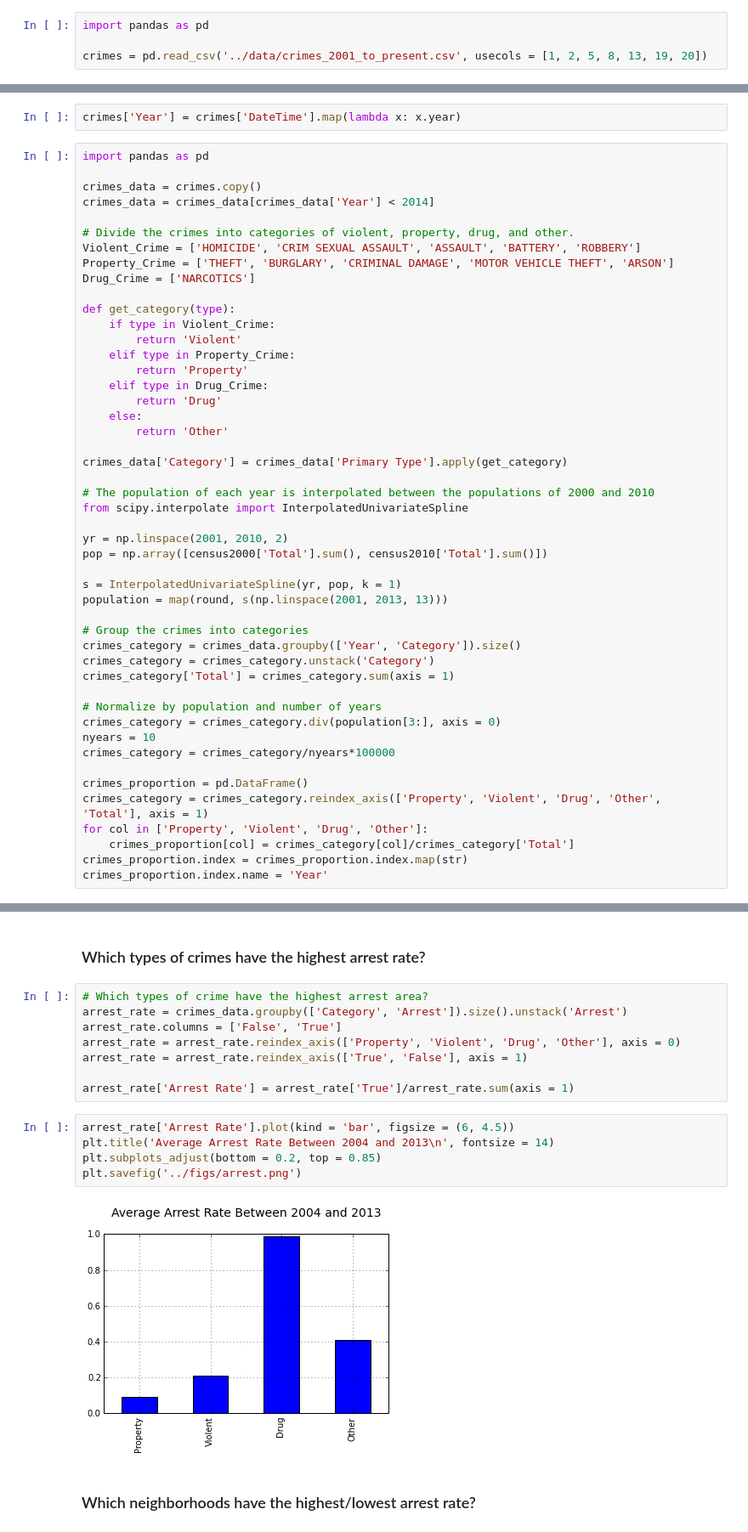
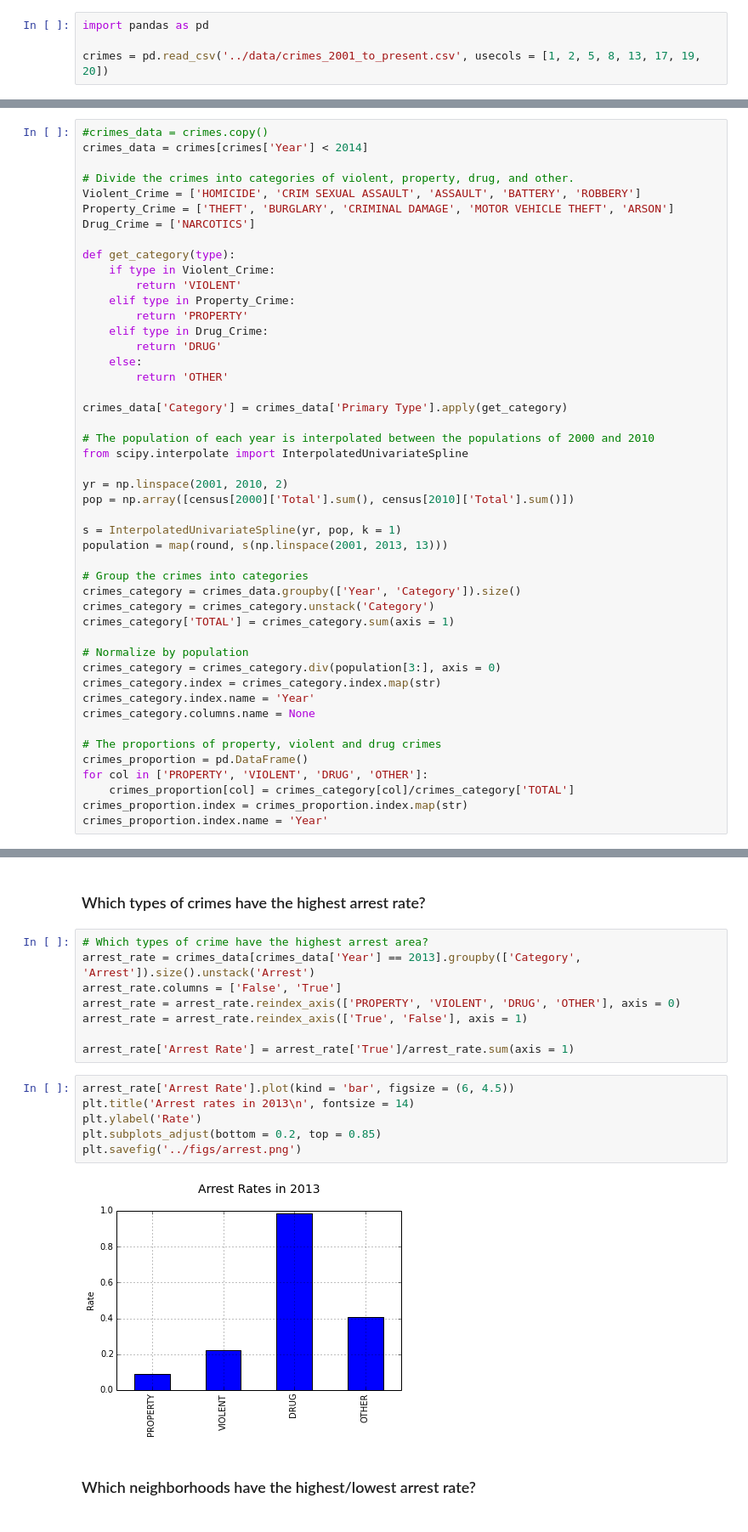
Before and after one commit to tianhuil/projects201409, a Jupyter notebook: jee/src/chicago_crime_src.ipynb, the cells around one changed output, grey strips where cells are left out. Shown: that part at 85% size. Cells and saved outputs as stored; diff of their text form.

```diff
--- a/jee/src/chicago_crime_src.ipynb
+++ b/jee/src/chicago_crime_src.ipynb
@@ -13,7 +13,7 @@ pd.set_option('max_rows', 200)
 # %%
 import pandas as pd
 
-crimes = pd.read_csv('../data/crimes_2001_to_present.csv', usecols = [1, 2, 5, 8, 13, 19, 20])
+crimes = pd.read_csv('../data/crimes_2001_to_present.csv', usecols = [1, 2, 5, 8, 13, 17, 19, 20])
 # %%
 # Parse the date field
 crimes['DateTime'] = crimes['Date'].map(pd.to_datetime)
@@ -341,10 +300,6 @@ In Part II, the following categories are tracked: simple assault, curfew offense
-# %%
-crimes['Year'] = crimes['DateTime'].map(lambda x: x.year)
 # %%
-import pandas as pd
-
-crimes_data = crimes.copy()
-crimes_data = crimes_data[crimes_data['Year'] < 2014]
+#crimes_data = crimes.copy()
+crimes_data = crimes[crimes['Year'] < 2014]
 
 # Divide the crimes into categories of violent, property, drug, and other.
 Violent_Crime = ['HOMICIDE', 'CRIM SEXUAL ASSAULT', 'ASSAULT', 'BATTERY', 'ROBBERY']
@@ -353,13 +308,13 @@ Drug_Crime = ['NARCOTICS']
 
 def get_category(type):
     if type in Violent_Crime:
-        return 'Violent'
+        return 'VIOLENT'
     elif type in Property_Crime:
-        return 'Property'
+        return 'PROPERTY'
     elif type in Drug_Crime:
-        return 'Drug'
+        return 'DRUG'
     else:
-        return 'Other'
+        return 'OTHER'
 
 crimes_data['Category'] = crimes_data['Primary Type'].apply(get_category)
 
@@ -367,7 +322,7 @@ crimes_data['Category'] = crimes_data['Primary Type'].apply(get_category)
 from scipy.interpolate import InterpolatedUnivariateSpline
 
 yr = np.linspace(2001, 2010, 2)
-pop = np.array([census2000['Total'].sum(), census2010['Total'].sum()])
+pop = np.array([census[2000]['Total'].sum(), census[2010]['Total'].sum()])
 
 s = InterpolatedUnivariateSpline(yr, pop, k = 1)
 population = map(round, s(np.linspace(2001, 2013, 13)))
@@ -375,16 +330,17 @@ population = map(round, s(np.linspace(2001, 2013, 13)))
 # Group the crimes into categories
 crimes_category = crimes_data.groupby(['Year', 'Category']).size()
 crimes_category = crimes_category.unstack('Category')
-crimes_category['Total'] = crimes_category.sum(axis = 1)
+crimes_category['TOTAL'] = crimes_category.sum(axis = 1)
 
-# Normalize by population and number of years
+# Normalize by population
 crimes_category = crimes_category.div(population[3:], axis = 0)
-nyears = 10
-crimes_category = crimes_category/nyears*100000
+crimes_category.index = crimes_category.index.map(str)
+crimes_category.index.name = 'Year'
+crimes_category.columns.name = None
 
+# The proportions of property, violent and drug crimes
 crimes_proportion = pd.DataFrame()
-crimes_category = crimes_category.reindex_axis(['Property', 'Violent', 'Drug', 'Other', 'Total'], axis = 1)
-for col in ['Property', 'Violent', 'Drug', 'Other']:
-    crimes_proportion[col] = crimes_category[col]/crimes_category['Total']
+for col in ['PROPERTY', 'VIOLENT', 'DRUG', 'OTHER']:
+    crimes_proportion[col] = crimes_category[col]/crimes_category['TOTAL']
 crimes_proportion.index = crimes_proportion.index.map(str)
 crimes_proportion.index.name = 'Year'
@@ -578,19 +524,20 @@ The proportion of property crimes increases as the income goes up, while the pro
 ### Which types of crimes have the highest arrest rate?
 # %%
 # Which types of crime have the highest arrest area?
-arrest_rate = crimes_data.groupby(['Category', 'Arrest']).size().unstack('Arrest')
+arrest_rate = crimes_data[crimes_data['Year'] == 2013].groupby(['Category', 'Arrest']).size().unstack('Arrest')
 arrest_rate.columns = ['False', 'True']
-arrest_rate = arrest_rate.reindex_axis(['Property', 'Violent', 'Drug', 'Other'], axis = 0)
+arrest_rate = arrest_rate.reindex_axis(['PROPERTY', 'VIOLENT', 'DRUG', 'OTHER'], axis = 0)
 arrest_rate = arrest_rate.reindex_axis(['True', 'False'], axis = 1)
 
 arrest_rate['Arrest Rate'] = arrest_rate['True']/arrest_rate.sum(axis = 1)
 # %%
 arrest_rate['Arrest Rate'].plot(kind = 'bar', figsize = (6, 4.5))
-plt.title('Average Arrest Rate Between 2004 and 2013\n', fontsize = 14)
+plt.title('Arrest rates in 2013\n', fontsize = 14)
+plt.ylabel('Rate')
 plt.subplots_adjust(bottom = 0.2, top = 0.85)
 plt.savefig('../figs/arrest.png')
 # %% [output]
-[figure, old version]
+[figure, new version]
 # %% [markdown]
 ### Which neighborhoods have the highest/lowest arrest rate?
 # %%
```
Also changed, not shown: parts of 52 cells of this notebook, 15 other files.
